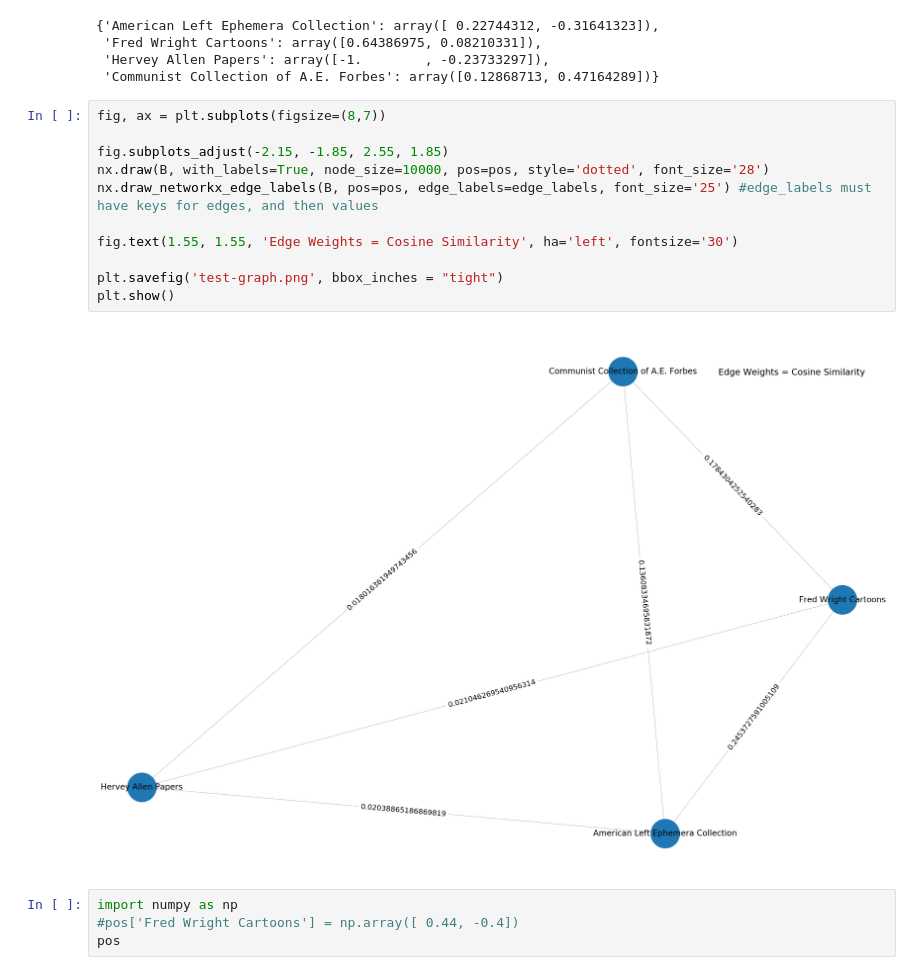
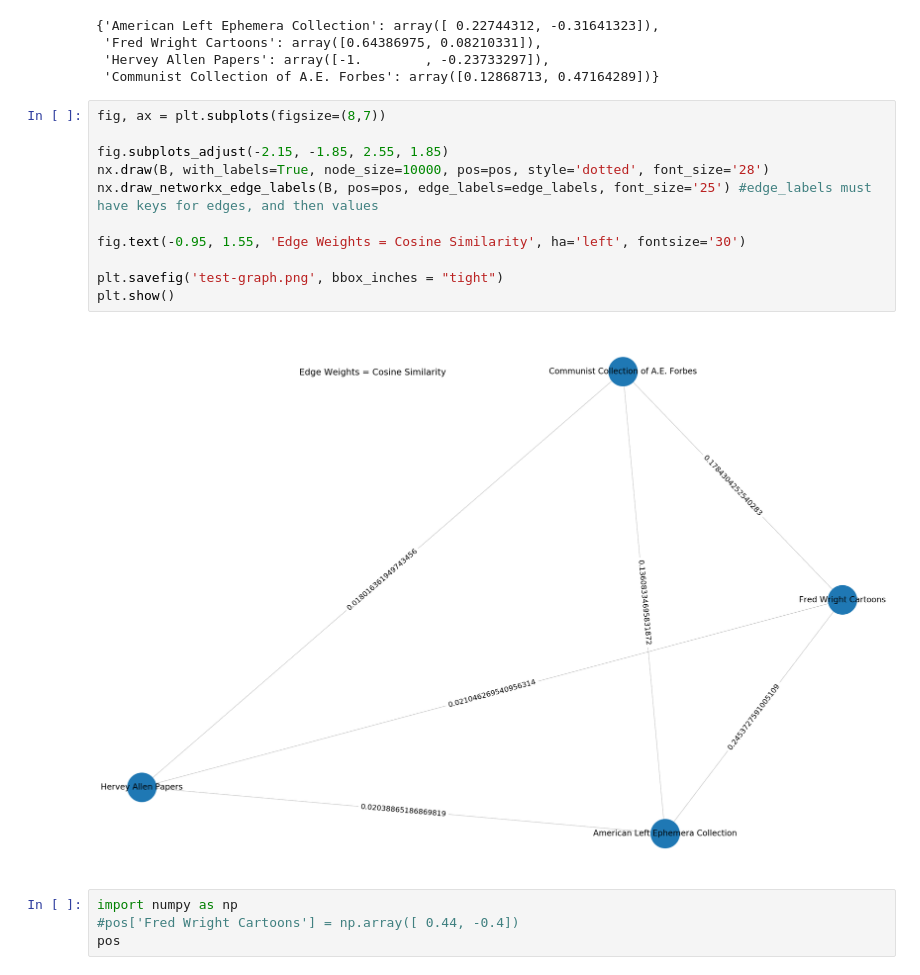
Before and after one commit to CaDatPitt/visualization-demos, a Jupyter notebook: NetworkX-Demo.ipynb, the cells around one changed output. Drawn from its saved outputs; the diff is of its cells as text.

```diff
--- a/NetworkX-Demo.ipynb
+++ b/NetworkX-Demo.ipynb
@@ -97,16 +97,16 @@ pos
 # %%
 fig, ax = plt.subplots(figsize=(8,7))
 
 fig.subplots_adjust(-2.15, -1.85, 2.55, 1.85)
 nx.draw(B, with_labels=True, node_size=10000, pos=pos, style='dotted', font_size='28')
 nx.draw_networkx_edge_labels(B, pos=pos, edge_labels=edge_labels, font_size='25') #edge_labels must have keys for edges, and then values
 
-fig.text(1.55, 1.55, 'Edge Weights = Cosine Similarity', ha='left', fontsize='30')
+fig.text(-0.95, 1.55, 'Edge Weights = Cosine Similarity', ha='left', fontsize='30')
 
 plt.savefig('test-graph.png', bbox_inches = "tight")
 plt.show()
 # %% [output]
-[figure, old version]
+[figure, new version]
 # %%
 import numpy as np
 #pos['Fred Wright Cartoons'] = np.array([ 0.44, -0.4])
```
Also changed, not shown: 5 other files.
